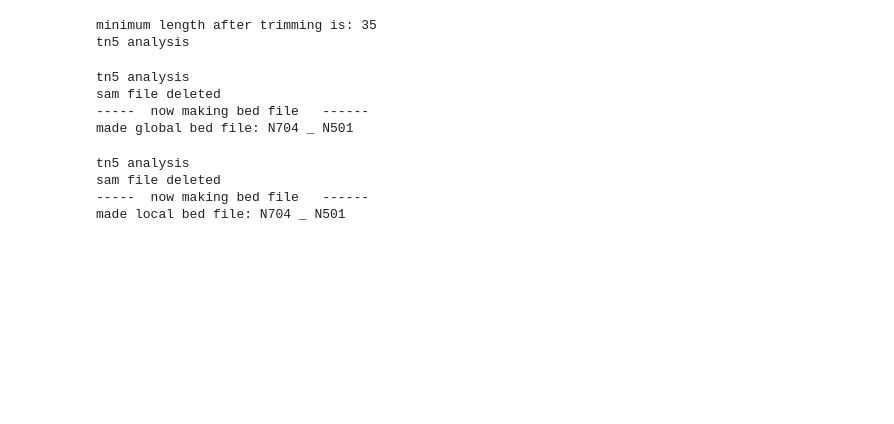
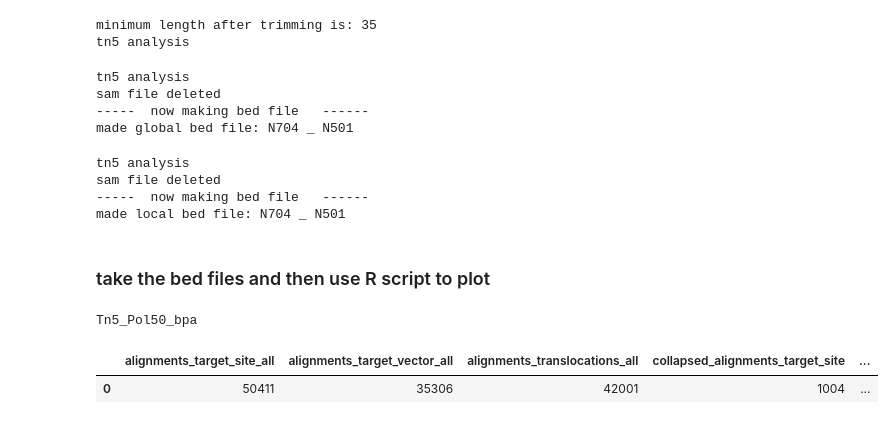
Before and after one commit to jaynagpaul/REPlacE_Analysis, a Jupyter notebook: Polb_Targeting_Tn5_Master.ipynb, the cells around one changed output. Cells and saved outputs as stored; diff of their text form; code cells hidden in the pictures; blank space fills up the shorter version.

Commit message:
made analysis for pipeline2 quantifying the outcomes

```diff
--- a/Polb_Targeting_Tn5_Master.ipynb
+++ b/Polb_Targeting_Tn5_Master.ipynb
@@ -687,3 +694,33 @@ tn5 analysis
 sam file deleted
 -----  now making bed file   ------
 made local bed file: N704 _ N501
+# %% [markdown]
+### take the bed files and then use R script to plot
+# %%
+
+###### This is jsut a working space for the input files
+
+
+#this is a minimal directory of only ~300 files for quick debugging
+#directory = '/media/edanner/NewUbuntuSpace/Workspace/LinearAmp/Sequence2_191129_MN00157_0047_A000H2GWGF/P_Eric4_Tn5/10000Reads'
+directory = '/media/edanner/NewUbuntuSpace/Workspace/LinearAmp/Sequence2_191129_MN00157_0047_A000H2GWGF/P_Eric4_Tn5'
+
+def get_csv_data(dir_sample, line_of_data_from_csv):
+    sample_info_filename = os.path.join(dir_sample, 'sample_info.csv')
+    experiments = pd.read_csv(sample_info_filename)
+    return experiments.loc[line_of_data_from_csv]
+
+
+#the amplicon info is related to the line on the csv file. It is indexed from 0. For PolbF we use 0.
+#it is on my extera space so need to make sure that is mounted. (first thing to check if it throws and error)
+
+
+amplicon_info = get_csv_data(directory, 3)
+print(amplicon_info['name'])
+# %% [output]
+Tn5_Pol50_bpa
+# %%
+quantify_pipeline2_alignments(directory, 'local', amplicon_info)
+# %% [output]
+|  | alignments_target_site_all | alignments_target_vector_all | alignments_translocations_all | collapsed_alignments_target_site | ... |
+| 0 | 50411 | 35306 | 42001 | 1004 | ... |
```
Also changed, not shown: parts of 3 cells of this notebook, 3 other files.
